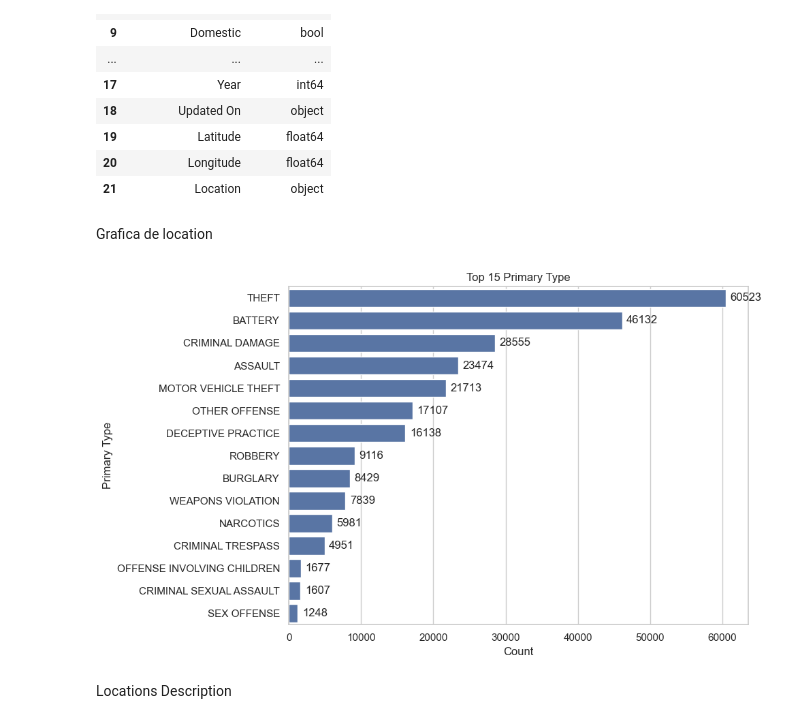
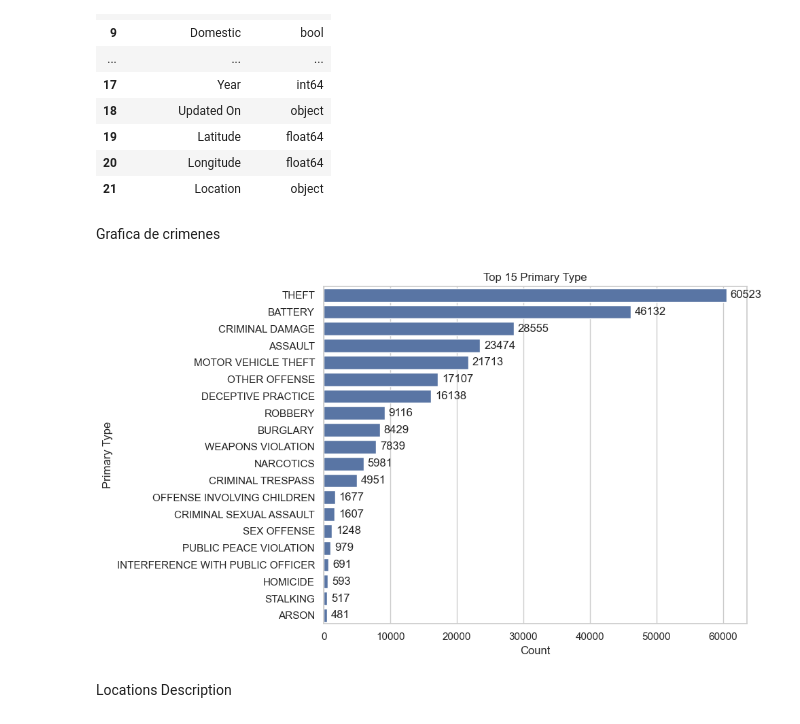
Before and after one commit to AlejandroValle99/trabajo_practico-AdD_g8, a Jupyter notebook: main.ipynb, the cells around one changed output. Saved outputs shown, nothing was run; the diff lists cells and outputs as text; code cells hidden in the pictures.

```diff
--- a/main.ipynb
+++ b/main.ipynb
@@ -103,25 +103,25 @@ Tabla con id y tipo de dato:
 | 20 | Longitude | float64 |
 | 21 | Location | object |
 # %% [markdown]
-Grafica de location
+Grafica de crimenes
 # %%
 # crimenes
 if primary_col in df.columns:
     pc = df[primary_col].fillna('Unknown')
-    top = pc.value_counts().head(15)
+    top = pc.value_counts().head(20)
     plt.figure(figsize=(10,6))
     sns.barplot(x=top.values, y=top.index )
     plt.xlabel('Count')
     plt.title(f'Top 15 {primary_col}')
 
     for i, v in enumerate(top.values):
         plt.text(v + max(top.values)*0.01, i, str(v), va='center')
     plt.tight_layout()
     plt.show()
 else:
     print("No se encontró columna para 'primary type'. Columnas disponibles:", list(df.columns))
 # %% [output]
-[figure, old version]
+[figure, new version]
 # %% [markdown]
 Locations Description
 # %%
```
Also changed, not shown: parts of 11 cells of this notebook, 2 other files.
